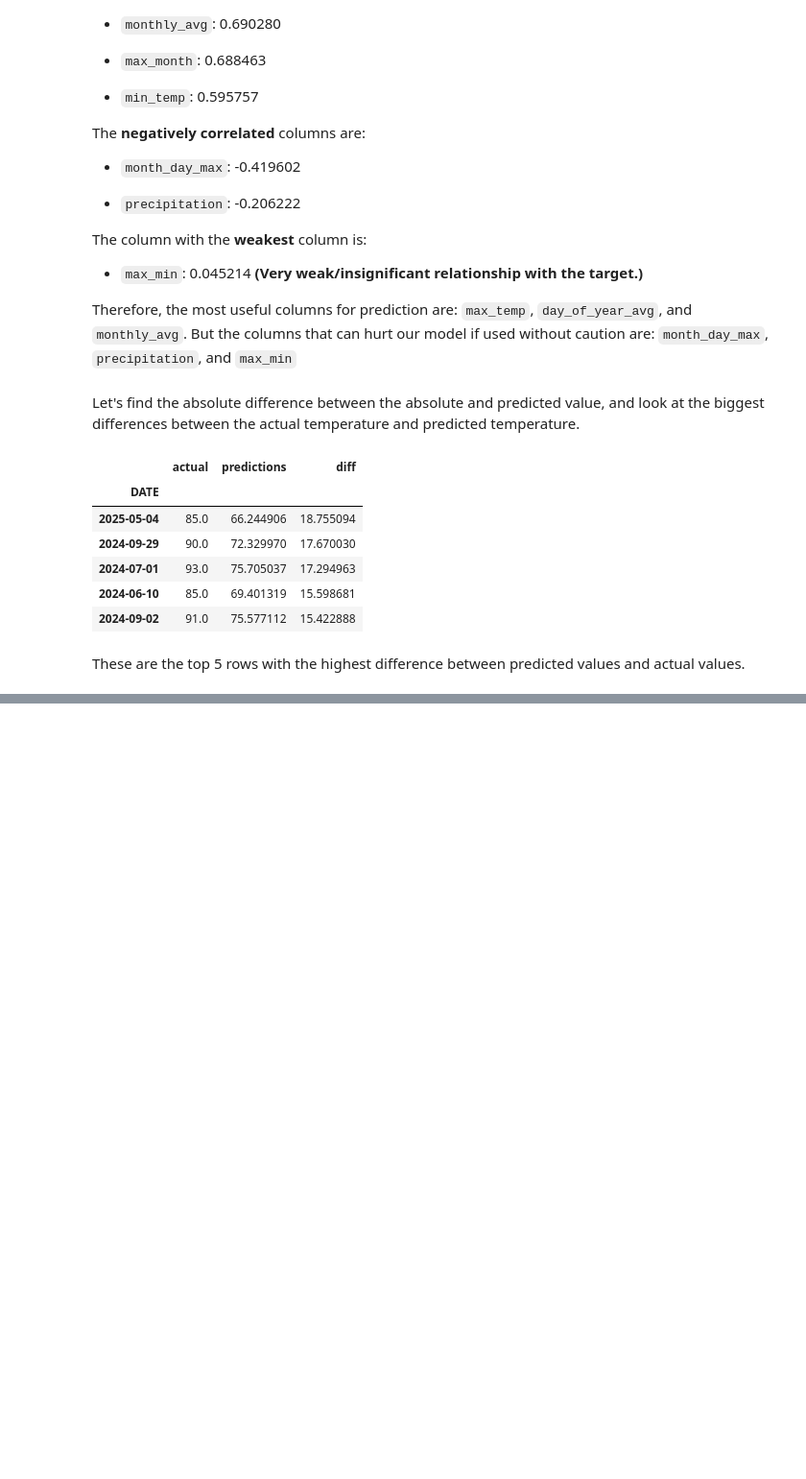
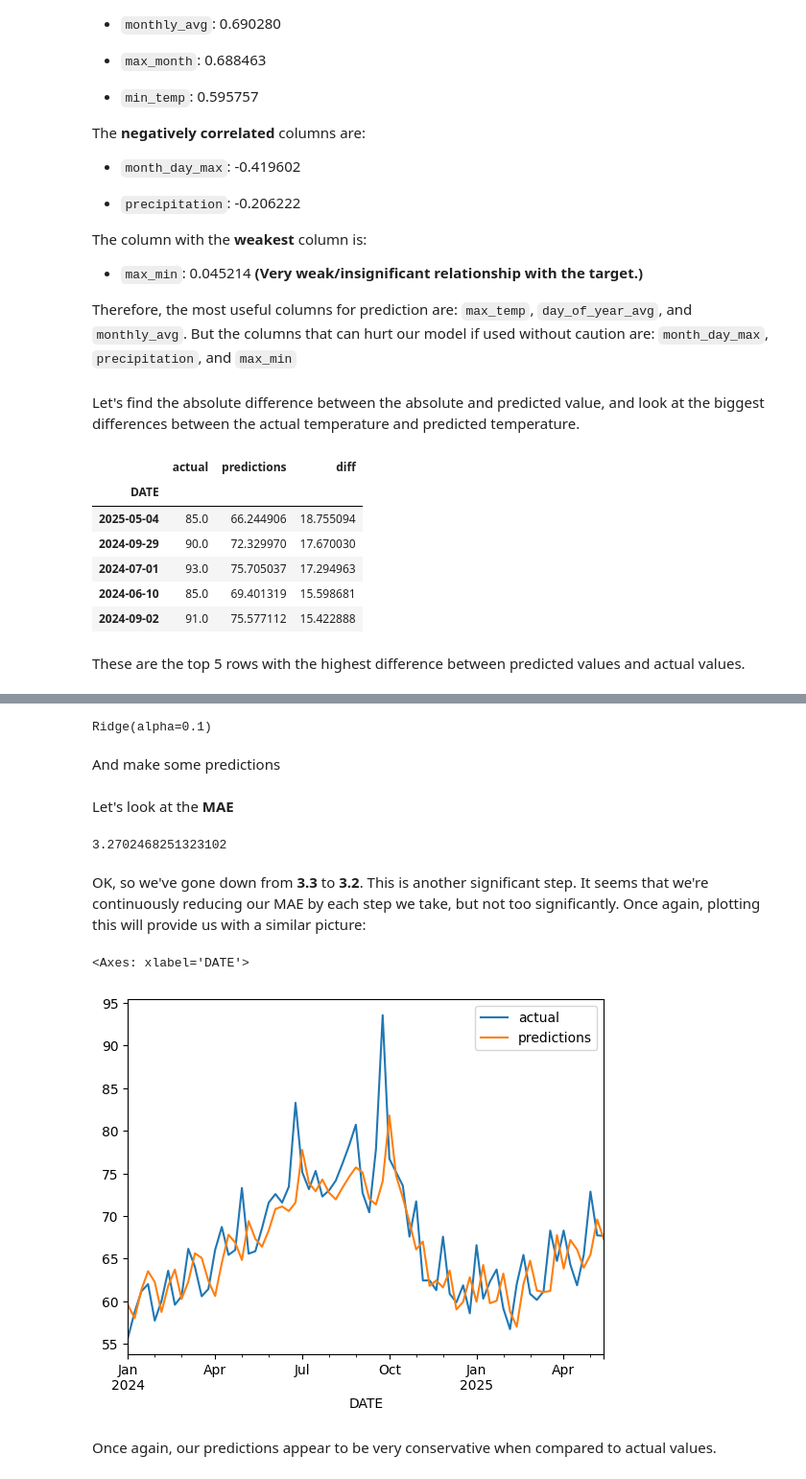
Before and after one commit to hadiwyne/weather-prediction, a Jupyter notebook: Weather_Prediction.ipynb, the cells around one changed output, grey strips where cells are left out. Shown at 96% size. Saved outputs shown, nothing was run; the diff lists cells and outputs as text; code cells hidden in the pictures; blank space fills up the shorter version.

```diff
--- a/Weather_Prediction.ipynb
+++ b/Weather_Prediction.ipynb
@@ -798,0 +844,3 @@ These are the top 5 rows with the highest difference between predicted values an
+# %%
+train = weekly.loc[:"2023-12-31"]
+test = weekly.loc["2024-01-01":]
@@ -798,0 +849,2 @@ These are the top 5 rows with the highest difference between predicted values an
+# %%
+predictors = ['max_temp', 'min_temp', 'precip_weekly', 'week_of_year', 'month']
@@ -798,0 +853,25 @@ These are the top 5 rows with the highest difference between predicted values an
+# %%
+reg.fit(train[predictors], train['target_max_temp_next'])
+# %% [output]
+Ridge(alpha=0.1)
+# %% [markdown]
+And make some predictions
+# %%
+preds = reg.predict(test[predictors])
+# %% [markdown]
+Let's look at the **MAE**
+# %%
+mean_absolute_error(test['target_max_temp_next'], preds)
+# %% [output]
+3.2702468251323102
+# %% [markdown]
+OK, so we've gone down from **3.3** to **3.2**. This is another significant step. It seems that we're continuously reducing our MAE by each step we take, but not too significantly. Once again, plotting this will provide us with a similar picture:
+# %%
+combined = pd.concat([test["target_max_temp_next"], pd.Series(preds, index=test.index)], axis=1)
+combined.columns = ["actual", "predictions"]
+combined.plot()
+# %% [output]
+<Axes: xlabel='DATE'>
+[figure, added]
+# %% [markdown]
+Once again, our predictions appear to be very conservative when compared to actual values.
```
Also changed, not shown: parts of 47 cells of this notebook.
